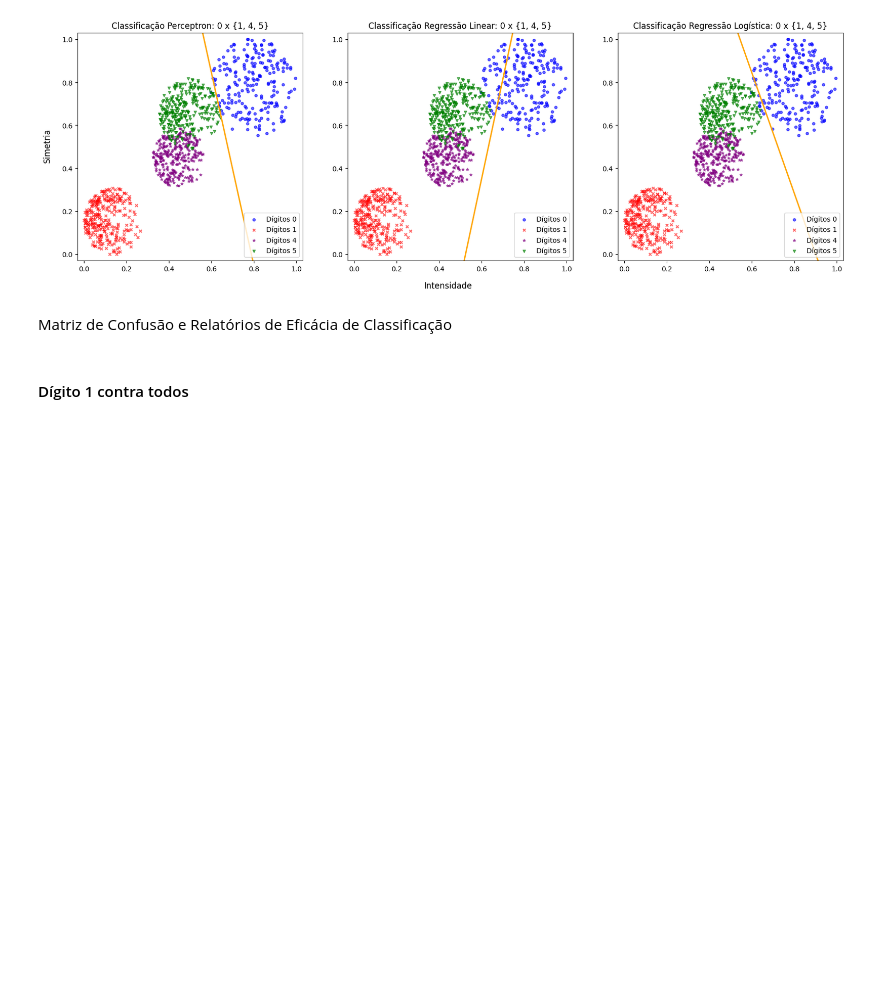
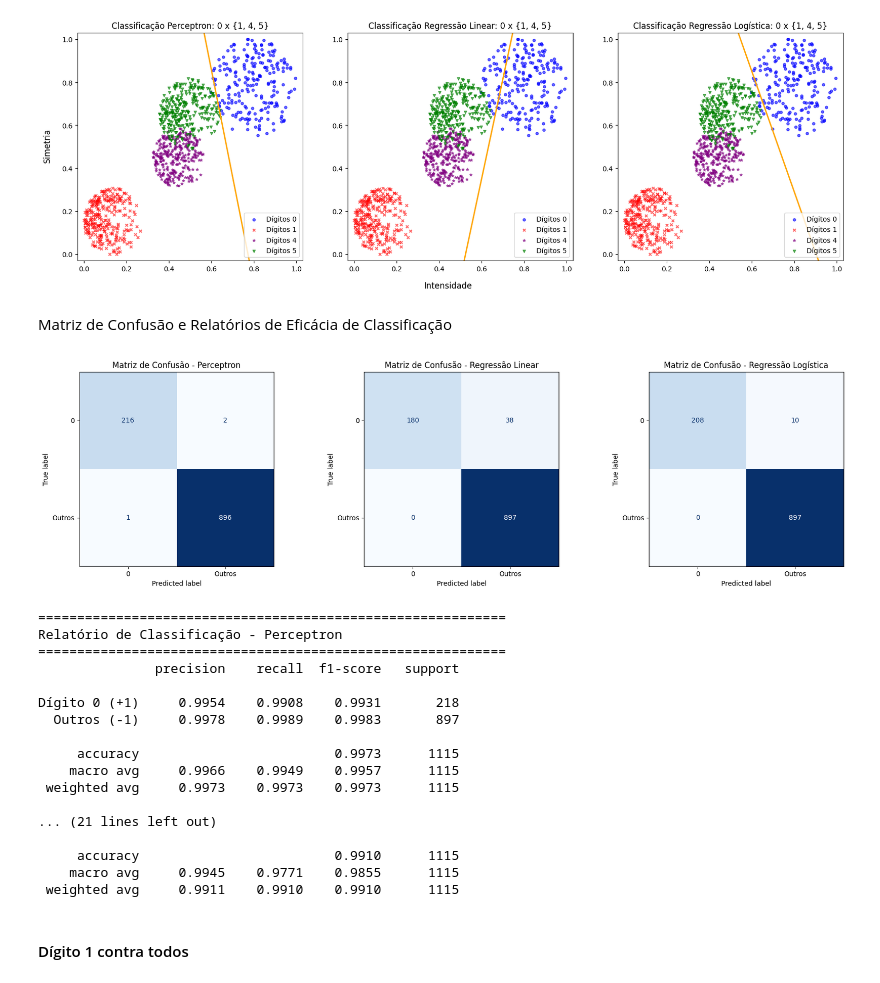
Before and after one commit to mshaeut/Projeto_Aprendizagem_de_Maquina-Reconhecimento_de_Digitos, a Jupyter notebook: AM-Projeto1-Implementacoes-LA.ipynb, the cells around one changed output. Drawn from its saved outputs; the diff is of its cells as text; code cells hidden in the pictures; blank space fills up the shorter version.

```diff
--- a/AM-Projeto1-Implementacoes-LA.ipynb
+++ b/AM-Projeto1-Implementacoes-LA.ipynb
@@ -587,3 +563,24 @@ for nome, y_pred in classifiers_0Xall.items():
+# %%
+matriz_confusao_relatorio_eficacia(PLAclass0Xall, RLclass0Xall, RLOclass0Xall, Y_teste0Xall)
+# %% [output]
+[figure, added]
+============================================================
+Relatório de Classificação - Perceptron
+============================================================
+               precision    recall  f1-score   support
+
+Dígito 0 (+1)     0.9954    0.9908    0.9931       218
+  Outros (-1)     0.9978    0.9989    0.9983       897
+
+     accuracy                         0.9973      1115
+    macro avg     0.9966    0.9949    0.9957      1115
+ weighted avg     0.9973    0.9973    0.9973      1115
+
+... (21 lines left out)
+
+     accuracy                         0.9910      1115
+    macro avg     0.9945    0.9771    0.9855      1115
+ weighted avg     0.9911    0.9910    0.9910      1115
 # %% [markdown]
 #### Dígito 1 contra todos
 # %% [markdown]
```
Also changed, not shown: parts of 18 cells of this notebook.
